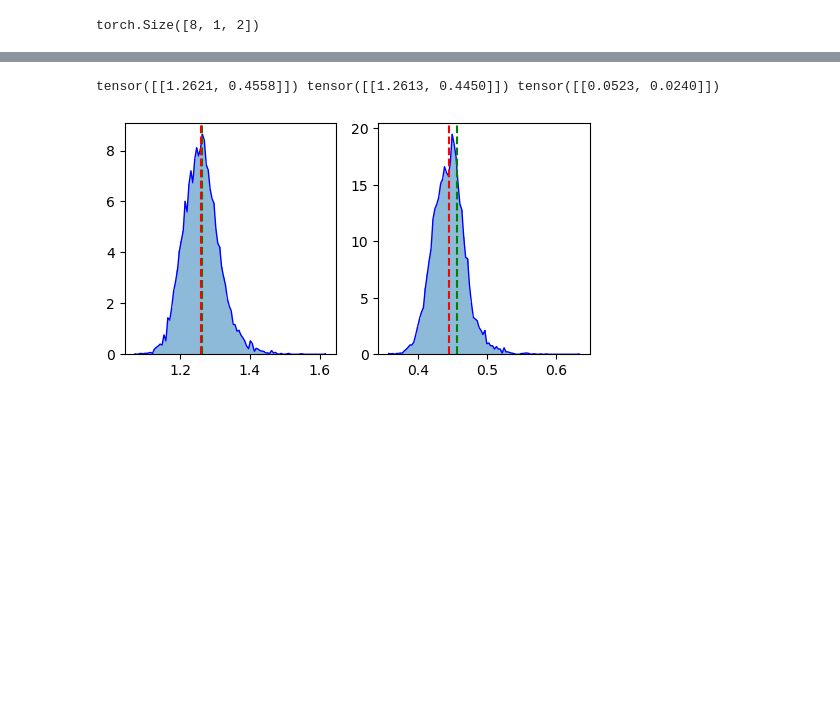
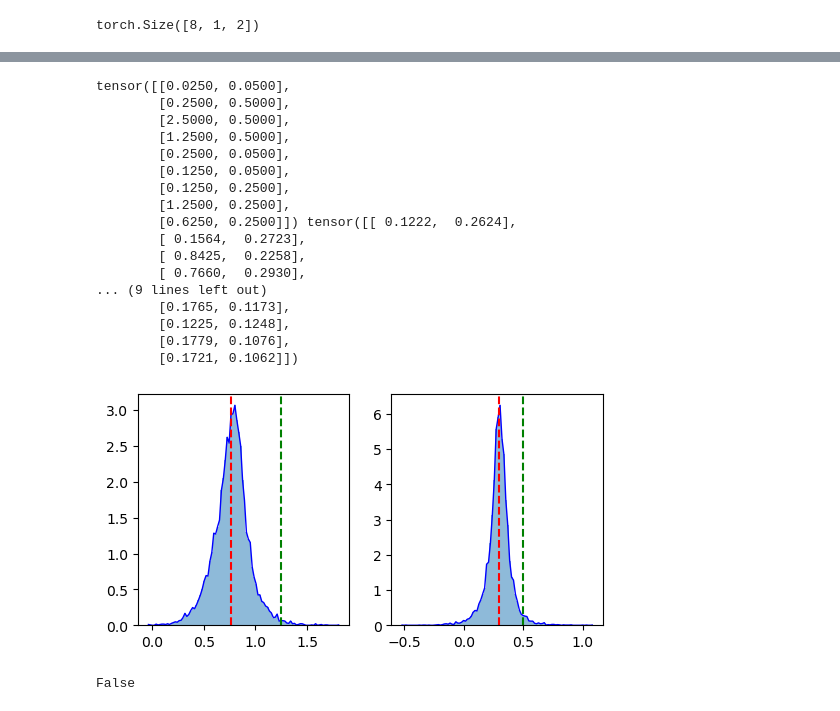
Before and after one commit to nidropakshin2/Sequential-FMPE, a Jupyter notebook: code/notebooks/tutorial.ipynb, the cells around one changed output, grey strips where cells are left out. Saved outputs shown, nothing was run; the diff lists cells and outputs as text; code cells hidden in the pictures; blank space fills up the shorter version.

```diff
--- a/code/notebooks/tutorial.ipynb
+++ b/code/notebooks/tutorial.ipynb
@@ -101,10 +122,20 @@ torch.Size([8, 1, 2])
 from sfmpe.inference.sequential.round_manager import RoundManager
 from sfmpe.inference.sequential.proposal import Proposal, ProposalParams
 
-theta_0, x_0 = task.simulate_dataset((3,))
-# theta_0 = torch.tensor([[1.6667, 0.4016]]).to(device)
+# theta_0, x_0 = task.simulate_dataset((3,))
+# theta_0 = torch.tensor([[1.3, 0.3]]).to(device)
+theta_0 = torch.tensor([[0.025, 0.05],
+                           [0.25, 0.5],
+                           [2.5, 0.5],
+                           [1.25, 0.5],
+                           [0.25, 0.05],
+                           [0.125, 0.05],
+                           [0.125, 0.25],
+                           [1.25, 0.25],
+                           [0.625, 0.25]
+                           ])
 # theta_0 = torch.tensor([[1.2621, 0.4558]]).to(device)
-# x_0 = task.summarize(task.simulate(theta_0))
+x_0 = task.summarize(task.simulate(theta_0))
 # theta_0, x_0 = theta_0.expand(5, -1), x_0.expand(5, -1)
 task.logger.info(f"Starting SFMPE for theta {theta_0}")
 
@@ -248,33 +395,59 @@ dist_plot(
 # %%
+K = 3
 pred = posterior.sample((10000,))
 print(theta_0, pred.mean(dim=0), pred.std(dim=0))
 
 def dist_plot2(*dists, true_param=None, pred_param=None):
-        # assert len(dist1.shape) == len(dist2.shape) and dist1.shape[-1] == dist2.shape[-1]
-        theta_dim = dists[0].shape[-1]
-        num_bins  = [int(dists[i].shape[0] ** 0.5) for i in range(len(dists))]
+    # assert len(dist1.shape) == len(dist2.shape) and dist1.shape[-1] == dist2.shape[-1]
+    theta_dim = dists[0].shape[-1]
+    K = dists[0].shape[-2]
+    num_bins  = [int(dists[i].shape[0] ** 0.5) for i in range(len(dists))]
 
-        _, ax = plt.subplots(len(dists), theta_dim, sharex='col', figsize=(3*theta_dim, 3*len(dists)))
-        if len(dists) == 1:
-            ax = [ax]
-        for j in range(theta_dim):
-            for thetas, i in zip(dists, range(len(dists))):
-                counts, bins, patches = ax[i][j].hist(thetas[:, :, j], bins=num_bins[i], alpha=0.5, density=True)
+    _, ax = plt.subplots(len(dists), theta_dim, sharex='col', figsize=(3*theta_dim, 3*len(dists)))
+    if len(dists) == 1:
+        ax = [ax]
+    for j in range(theta_dim):
+        for thetas, i in zip(dists, range(len(dists))):
+            for k in range(K):
+                counts, bins, patches = ax[i][j].hist(thetas[:, k, j], bins=num_bins[i], alpha=0.5, density=True)
 
                 bin_centers = (bins[:-1] + bins[1:]) / 2
 
                 ax[i][j].plot(bin_centers, counts, 'b-', linewidth=1)
 
                 if true_param is not None:
-                    ax[i][j].axvline(x=true_param[:, j], linestyle='--', color='green')
+                    ax[i][j].axvline(x=true_param[k, j], linestyle='--', color='green')
 
                 if pred_param is not None:
-                    ax[i][j].axvline(x=pred_param[:, j], linestyle='--', color='red')
+                    ax[i][j].axvline(x=pred_param[k, j], linestyle='--', color='red')
 
-dist_plot2(pred, true_param=theta_0, pred_param=pred.mean(dim=0))
+dist_plot2(pred[:, K, :].unsqueeze(1), true_param=theta_0[K].unsqueeze(0), pred_param=pred.mean(dim=0)[K].unsqueeze(0))
 # %% [output]
-tensor([[1.2621, 0.4558]]) tensor([[1.2613, 0.4450]]) tensor([[0.0523, 0.0240]])
+tensor([[0.0250, 0.0500],
+        [0.2500, 0.5000],
+        [2.5000, 0.5000],
+        [1.2500, 0.5000],
+        [0.2500, 0.0500],
+        [0.1250, 0.0500],
+        [0.1250, 0.2500],
+        [1.2500, 0.2500],
+        [0.6250, 0.2500]]) tensor([[ 0.1222,  0.2624],
+        [ 0.1564,  0.2723],
+        [ 0.8425,  0.2258],
+        [ 0.7660,  0.2930],
+... (9 lines left out)
+        [0.1765, 0.1173],
+        [0.1225, 0.1248],
+        [0.1779, 0.1076],
+        [0.1721, 0.1062]])
-[figure, old version]
+[figure, new version]
+# %%
+def clean_sample(shape, **kwargs):
+    print(kwargs.get("clean_sampling", False))
+
+clean_sample((10, ))
+# %% [output]
+False
 # %%
 # tensor([[0.2387, 0.0550],
 #         [1.2621, 0.4558],
```
Also changed, not shown: parts of 11 cells of this notebook, 6 other files.
